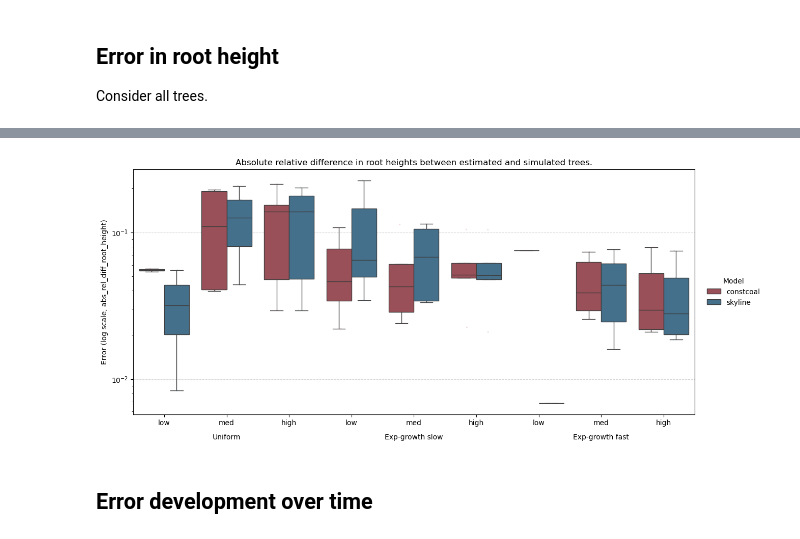
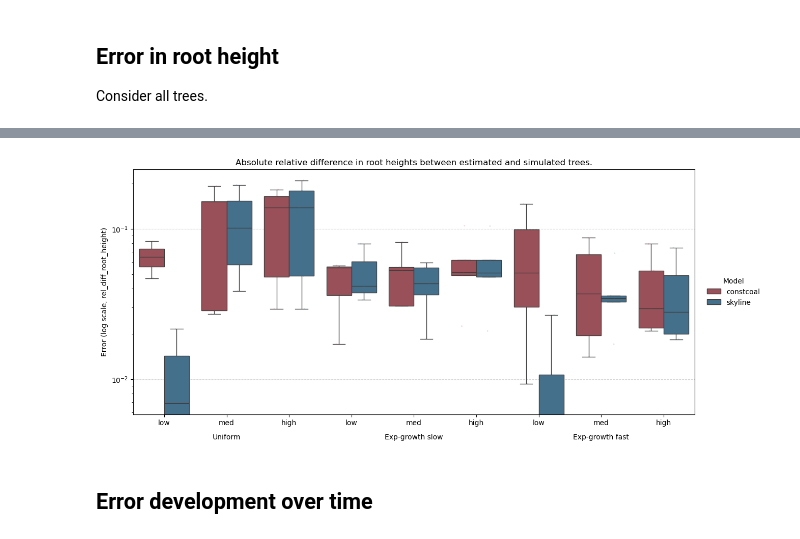
Before and after one commit to marie3003/BESP_paper-analyses, a Jupyter notebook: workflows/evaluate_results.ipynb, the cells around one changed output, grey strips where cells are left out. Saved outputs shown, nothing was run; the diff lists cells and outputs as text; code cells hidden in the pictures.

```diff
--- a/workflows/evaluate_results.ipynb
+++ b/workflows/evaluate_results.ipynb
@@ -25,6 +25,7 @@ overview_df = process_results(input_csv, present_pop_size = 2000, growth_rates =
 overview_df.head()
 # only keep trees where both skyline and constcoal model ran
 overview_df_ = overview_df.dropna()
+overview_df_ = add_tree_information(overview_df_)
 overview_df_.head()
 # %% [output]
 |  | population_model | mutation_signal | tree_index | sim_tree_path | present_pop_size | growth_rate | ... |
@@ -75,8 +71,8 @@ root_height_df.head()
 | 4 | constcoal_homochronous_expgrowth_... | 2 | 797.974702 | 815.433676 | constcoal | expgrowth_fast | high | ... |
 # %%
-boxplot_branch_length_errors(root_height_df, metric='abs_rel_diff_root_height', title = 'Absolute relative difference in root heights between estimated and simulated trees.')
+boxplot_branch_length_errors(root_height_df, metric='rel_diff_root_height', title = 'Absolute relative difference in root heights between estimated and simulated trees.')
 # %% [output]
-[figure, old version]
+[figure, new version]
 # %% [markdown]
 ## Error development over time
 # %%
```
Also changed, not shown: parts of 13 cells of this notebook, 6 other files.
